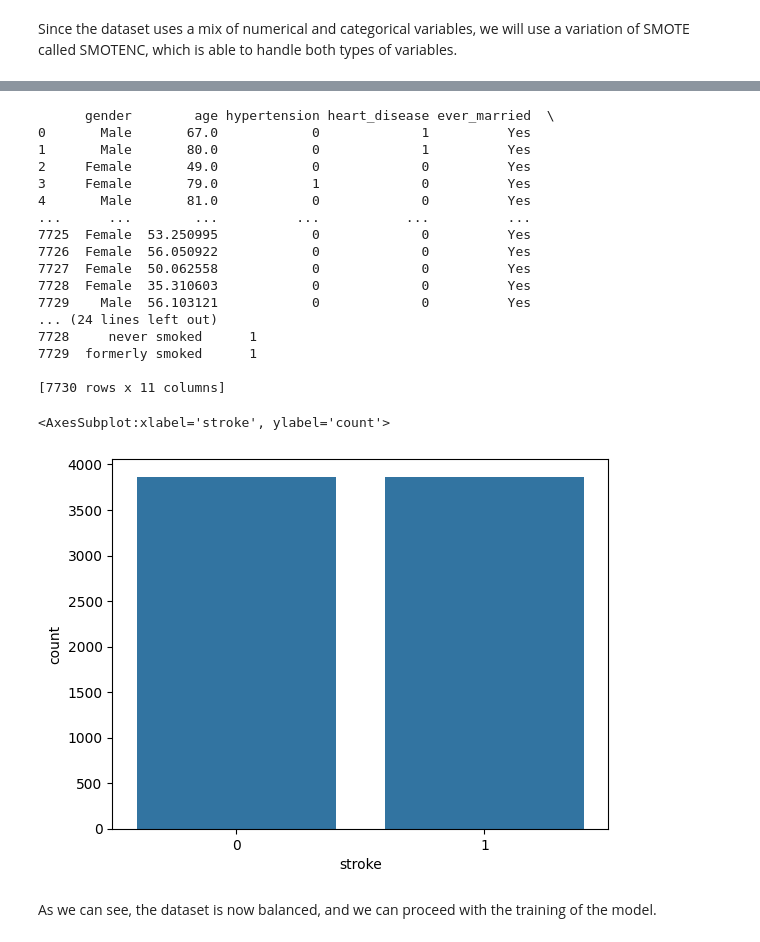
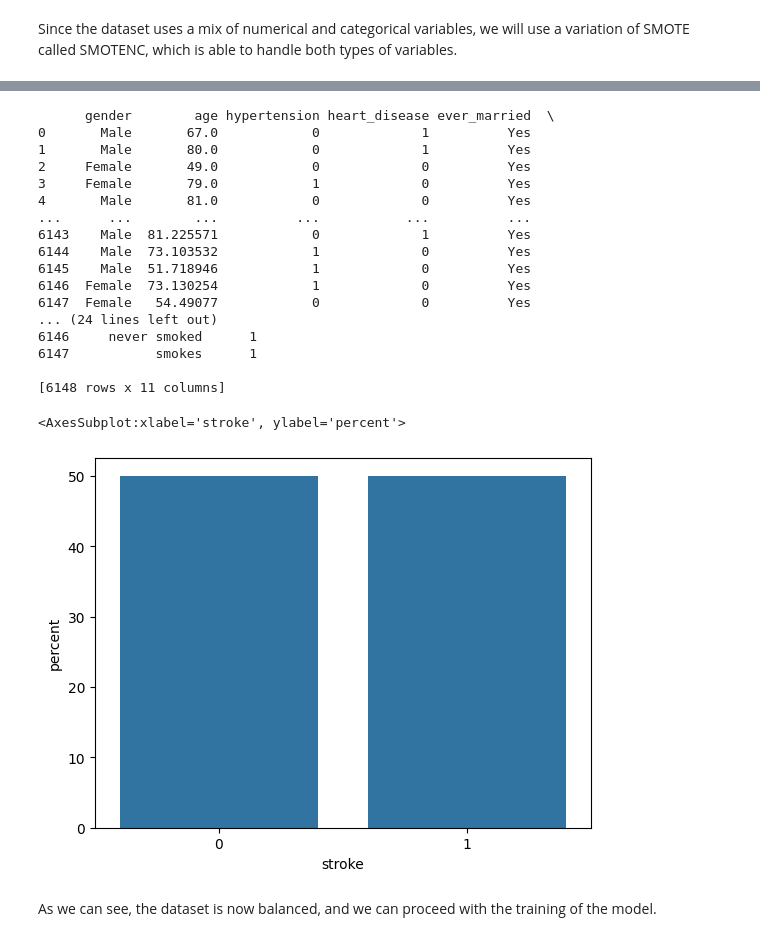
Before and after one commit to AlbertoEusebio/Brain-Stroke-Prediction, a Jupyter notebook: NAML_project.ipynb, the cells around one changed output, grey strips where cells are left out. Saved outputs shown, nothing was run; the diff lists cells and outputs as text; code cells hidden in the pictures.

Commit message:
changes in dataset balancing

```diff
--- a/NAML_project.ipynb
+++ b/NAML_project.ipynb
@@ -186,0 +240,2 @@ dataset.describe()
+# %%
+dataset = dataset[dataset['bmi'] < 92]
@@ -234,3 +350,13 @@ print(y)
 [1 1 1 ... 0 0 0]
 # %% [markdown]
 Since the dataset uses a mix of numerical and categorical variables, we will use a variation of SMOTE called SMOTENC, which is able to handle both types of variables.
+# %%
+# We should normalize the data before augmenting the dataset
+
+X_tmp = np.array(X[:, [1, 7, 8]])
+X_tmp_mean = X_tmp.mean()
+X_tmp_std = X_tmp.std()
+X_tmp = (X_tmp - X_tmp_mean) / X_tmp_std
+X[:, [1, 7, 8]] = X_tmp
+
+print(X)
@@ -237,11 +377,16 @@ Since the dataset uses a mix of numerical and categorical variables, we will use
 # %%
 # Balance the dataset using SMOTE
-from imblearn.over_sampling import SMOTENC
+from imblearn.over_sampling import SMOTENC, SMOTE
 
-smote = SMOTENC(categorical_features=[0, 2, 3, 4, 5, 6, 9], sampling_strategy='minority')
+smote = SMOTENC(categorical_features=[0, 2, 3, 4, 5, 6, 9], sampling_strategy='minority', k_neighbors=100)
+
+
+
+print(X.shape)
+print(y.shape)
 
 X, y = smote.fit_resample(X, y)
 
-print(X)
-print(y)
+print(X.shape)
+print(y.shape)
 # %% [output]
@@ -258,0 +396,6 @@ print(y)
+# %%
+X_tmp = X[:, [1, 7, 8]]
+X_tmp = X_tmp * X_tmp_std + X_tmp_mean
+X[:, [1, 7, 8]] = X_tmp
+
+print(X)
@@ -259,29 +413,29 @@ print(y)
 # %%
 block = np.block([[X, y[:, None]]])
 dataset_balanced = pd.DataFrame(block, columns=features.tolist() + ['stroke'])
 
 print(dataset_balanced)
 
-sns.countplot(x='stroke', data=dataset_balanced)
+sns.countplot(x='stroke', data=dataset_balanced, stat='percent')
 # %% [output]
       gender        age hypertension heart_disease ever_married  \
 0       Male       67.0            0             1          Yes
 1       Male       80.0            0             1          Yes
 2     Female       49.0            0             0          Yes
 3     Female       79.0            1             0          Yes
 4       Male       81.0            0             0          Yes
 ...      ...        ...          ...           ...          ...
-7725  Female  53.250995            0             0          Yes
-7726  Female  56.050922            0             0          Yes
-7727  Female  50.062558            0             0          Yes
-7728  Female  35.310603            0             0          Yes
-7729    Male  56.103121            0             0          Yes
+6143    Male  81.225571            0             1          Yes
+6144    Male  73.103532            1             0          Yes
+6145    Male  51.718946            1             0          Yes
+6146  Female  73.130254            1             0          Yes
+6147  Female   54.49077            0             0          Yes
 ... (24 lines left out)
-7728     never smoked      1
-7729  formerly smoked      1
+6146     never smoked      1
+6147           smokes      1
 
-[7730 rows x 11 columns]
+[6148 rows x 11 columns]
-<AxesSubplot:xlabel='stroke', ylabel='count'>
+<AxesSubplot:xlabel='stroke', ylabel='percent'>
-[figure, old version]
+[figure, new version]
 # %% [markdown]
 As we can see, the dataset is now balanced, and we can proceed with the training of the model.
```
Also changed, not shown: parts of 47 cells of this notebook, 1 other file.
